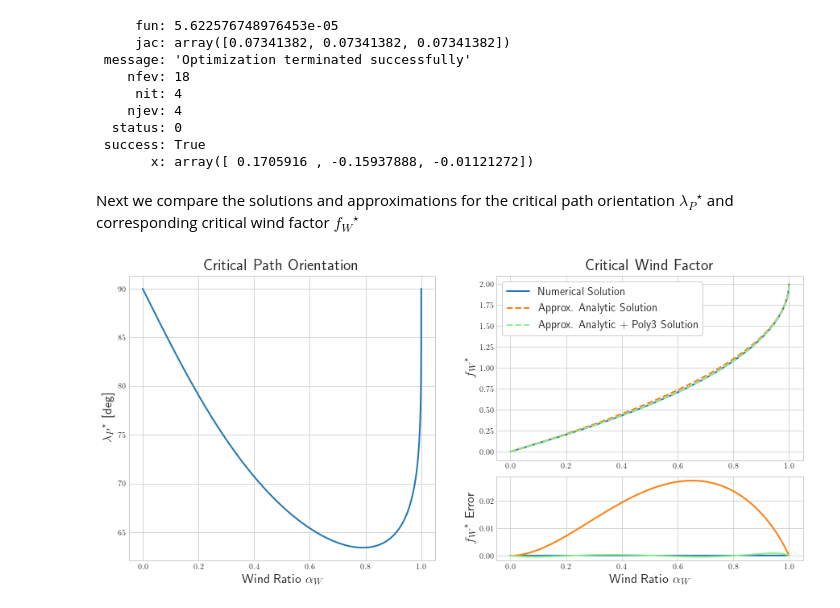
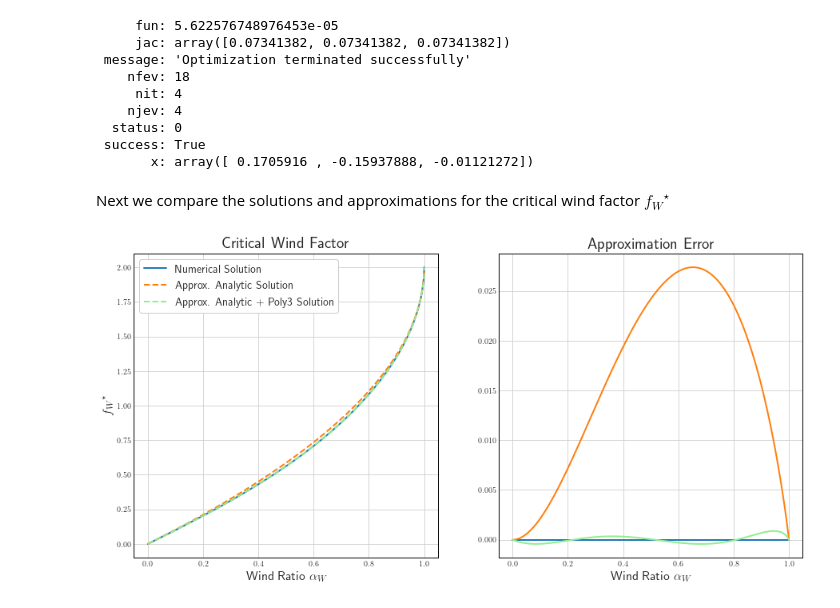
Before and after one commit to tstastny/windy_guidance_stability_analysis, a Jupyter notebook: Stability and Performance of Wind-Aware Path Following Guidance for Small Fixed-Wing Aircraft.ipynb, the cells around one changed output. Cells and saved outputs as stored; diff of their text form; code cells hidden in the pictures.

```diff
--- a/Stability and Performance of Wind-Aware Path Following Guidance for Small Fixed-Wing Aircraft.ipynb
+++ b/Stability and Performance of Wind-Aware Path Following Guidance for Small Fixed-Wing Aircraft.ipynb
@@ -11,6 +11,15 @@ import matplotlib.pyplot as plt
 import matplotlib.gridspec as gridspec
 from scipy import optimize
 plt.rcParams.update({"text.usetex": True})
+
+plt.style.use('seaborn-whitegrid')
+plt.rcParams.update({'legend.frameon': True,
+                     'legend.framealpha': 1,
+                     'legend.facecolor': 'white',
+                     'axes.titlesize': 20,
+                     'axes.labelsize': 16,
+                     'legend.fontsize': 14})
+plot_lw = 2
 # %%
 # functions
 # ---------
@@ -163,42 +195,39 @@ f_crit_analytic_poly_approx_err = f_crit_analytic_poly_approx - f_crit_num_sol
  success: True
        x: array([ 0.1705916 , -0.15937888, -0.01121272])
 # %% [markdown]
-Next we compare the solutions and approximations for the critical path orientation ${\lambda_P}^\star$ and corresponding critical wind factor ${f_W}^\star$
+Next we compare the solutions and approximations for the critical wind factor ${f_W}^\star$
 # %%
 plt.style.use('seaborn-whitegrid')
 plt.rcParams.update({'legend.frameon': True,
                      'legend.framealpha': 1,
                      'legend.facecolor': 'white',
                      'axes.titlesize': 20,
                      'axes.labelsize': 16,
-                     'legend.fontsize': 14})
+                     'legend.fontsize': 14,
+                     'axes.edgecolor': 'black'})
 plot_lw = 2
 
-fig = plt.figure(figsize=(15, 6.5))
-spec = gridspec.GridSpec(ncols=2, nrows=3, figure=fig)
+fig = plt.figure(figsize=(15, 7))
+spec = gridspec.GridSpec(ncols=2, nrows=1, figure=fig)
 
 ax1 = fig.add_subplot(spec[:, 0])
-ax2 = fig.add_subplot(spec[:2, 1])
-ax3 = fig.add_subplot(spec[2, 1])
+ax2 = fig.add_subplot(spec[:, 1])
 
-ax1.plot(wind_ratio_data, np.rad2deg(path_ori_crit_num_sol), linewidth=plot_lw, color='tab:blue')
-ax1.set_ylabel(r'${\lambda_P}^\star$ [deg]')
-ax1.set_title(r'Critical Path Orientation')
+ax1.plot(wind_ratio_data, f_crit_num_sol, linewidth=plot_lw, color='tab:blue', label=r'Numerical Solution')
+ax1.plot(wind_ratio_data, f_crit_analytic_approx, '--', linewidth=plot_lw, color='tab:orange', label=r'Approx. Analytic Solution')
+ax1.plot(wind_ratio_data, f_crit_analytic_poly_approx, '--', linewidth=plot_lw, color='lightgreen', label=r'Approx. Analytic + Poly3 Solution')
+ax1.set_ylabel(r'${f_W}^\star$')
+ax1.set_title(r'Critical Wind Factor')
 ax1.set_xlabel(r'Wind Ratio $\alpha_W$')
+ax1.legend(loc="upper left")
 
-ax2.plot(wind_ratio_data, f_crit_num_sol, linewidth=plot_lw, color='tab:blue', label=r'Numerical Solution')
-ax2.plot(wind_ratio_data, f_crit_analytic_approx, '--', linewidth=plot_lw, color='tab:orange', label=r'Approx. Analytic Solution')
-ax2.plot(wind_ratio_data, f_crit_analytic_poly_approx, '--', linewidth=plot_lw, color='lightgreen', label=r'Approx. Analytic + Poly3 Solution')
-ax2.set_ylabel(r'${f_W}^\star$')
-ax2.set_title(r'Critical Wind Factor')
-leg2 = ax2.legend(loc="upper left")
-
-ax3.plot([wind_ratio_data[i] for i in [0, -1]], [0, 0], linewidth=plot_lw, color='tab:blue')
-ax3.plot(wind_ratio_data, f_crit_analytic_approx_err, linewidth=plot_lw, color='tab:orange')
-ax3.plot(wind_ratio_data, f_crit_analytic_poly_approx_err, linewidth=plot_lw, color='lightgreen')
-ax3.set_ylabel(r'${f_W}^\star$ Error')
-ax3.set_xlabel(r'Wind Ratio $\alpha_W$')
+ax2.plot([wind_ratio_data[i] for i in [0, -1]], [0, 0], linewidth=plot_lw, color='tab:blue')
+ax2.plot(wind_ratio_data, f_crit_analytic_approx_err, linewidth=plot_lw, color='tab:orange')
+ax2.plot(wind_ratio_data, f_crit_analytic_poly_approx_err, linewidth=plot_lw, color='lightgreen')
+ax2.set_title(r'Approximation Error')
+# ax2.set_ylabel(r'${f_W}^\star$ Error')
+ax2.set_xlabel(r'Wind Ratio $\alpha_W$')
 
 plt.show()
 # %% [output]
-[figure, old version]
+[figure, new version]
```
Also changed, not shown: parts of 3 cells of this notebook, 1 other file.
